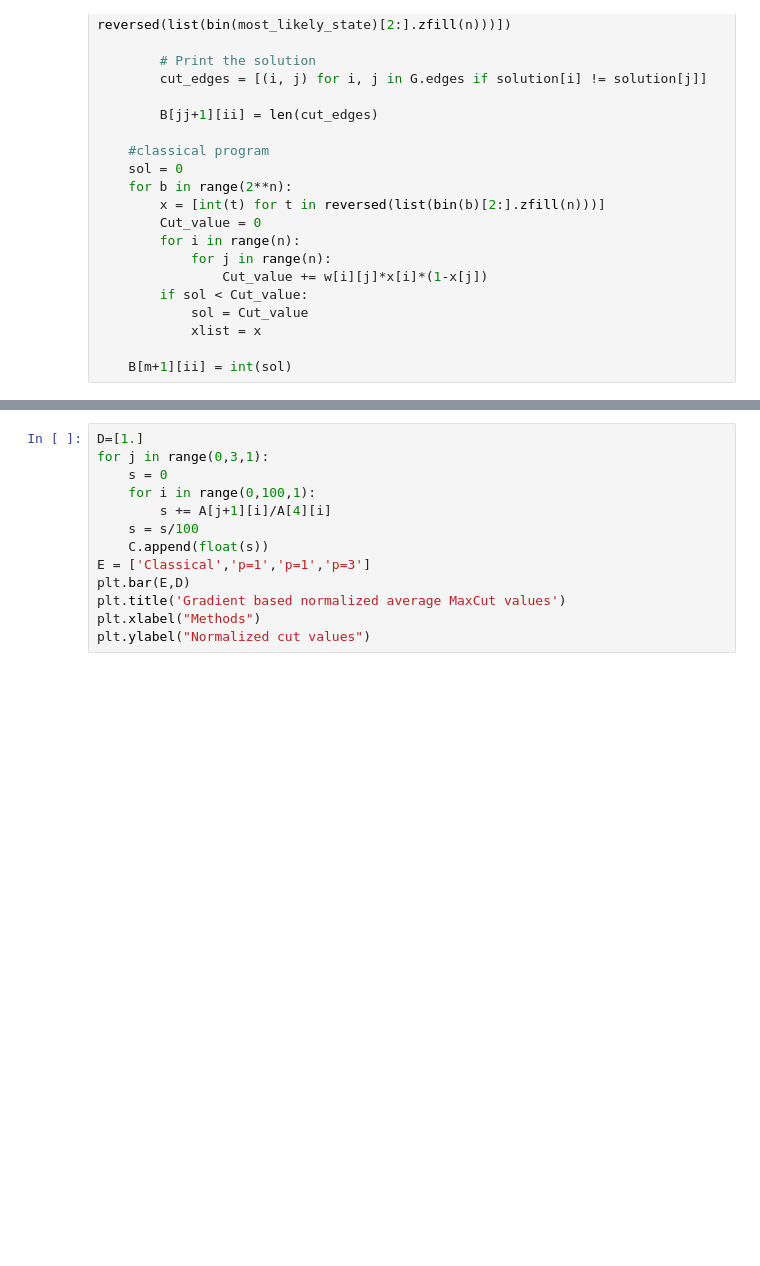
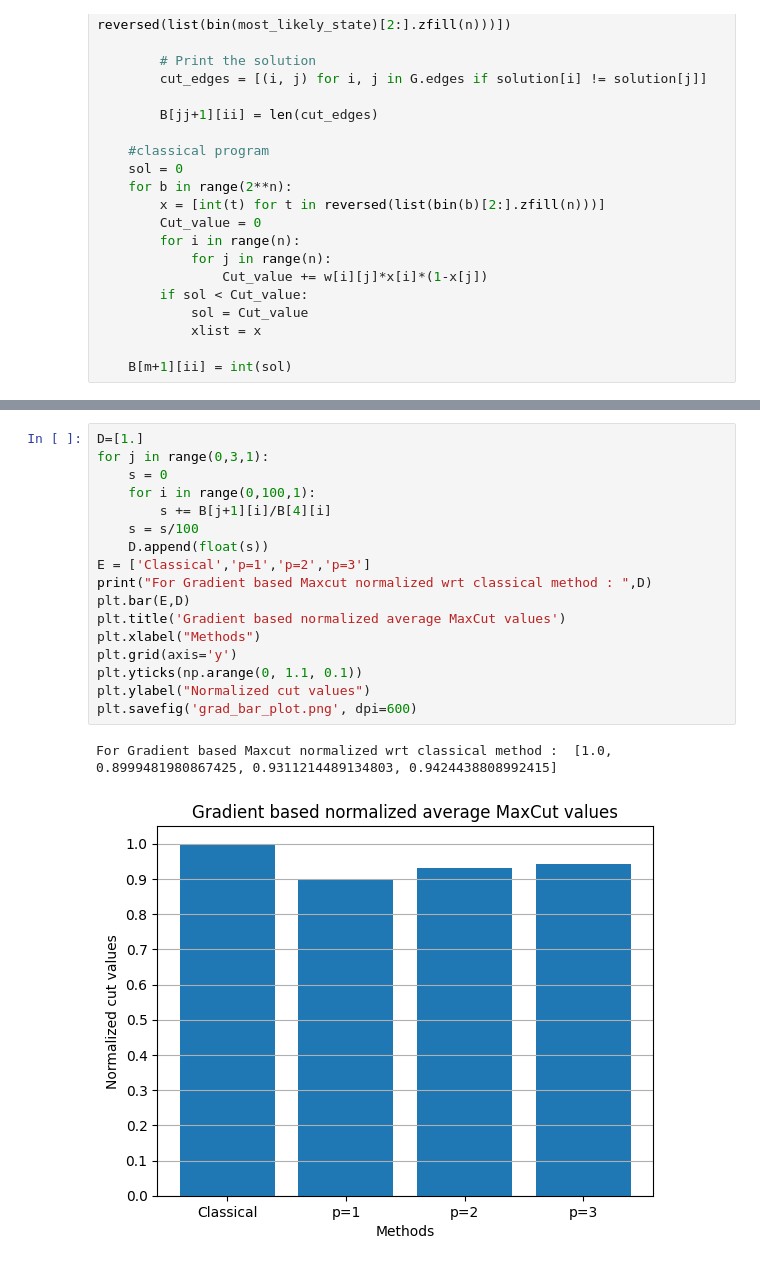
Before and after one commit to patelquantum/MaxCut, a Jupyter notebook: maxcut_qaoa_2.ipynb, the cells around one changed output, grey strips where cells are left out. Drawn from its saved outputs; the diff is of its cells as text; blank space fills up the shorter version.

```diff
--- a/maxcut_qaoa_2.ipynb
+++ b/maxcut_qaoa_2.ipynb
@@ -192,13 +211,20 @@ plt.legend(loc='best')
 # %%
 D=[1.]
 for j in range(0,3,1):
     s = 0
     for i in range(0,100,1):
-        s += A[j+1][i]/A[4][i]
+        s += B[j+1][i]/B[4][i]
     s = s/100
-    C.append(float(s))
-E = ['Classical','p=1','p=1','p=3']
+    D.append(float(s))
+E = ['Classical','p=1','p=2','p=3']
+print("For Gradient based Maxcut normalized wrt classical method : ",D)
 plt.bar(E,D)
 plt.title('Gradient based normalized average MaxCut values')
 plt.xlabel("Methods")
+plt.grid(axis='y')
+plt.yticks(np.arange(0, 1.1, 0.1))
 plt.ylabel("Normalized cut values")
+plt.savefig('grad_bar_plot.png', dpi=600)
+# %% [output]
+For Gradient based Maxcut normalized wrt classical method :  [1.0, 0.8999481980867425, 0.9311214489134803, 0.9424438808992415]
+[figure, added]
```
Also changed, not shown: parts of 7 cells of this notebook.
